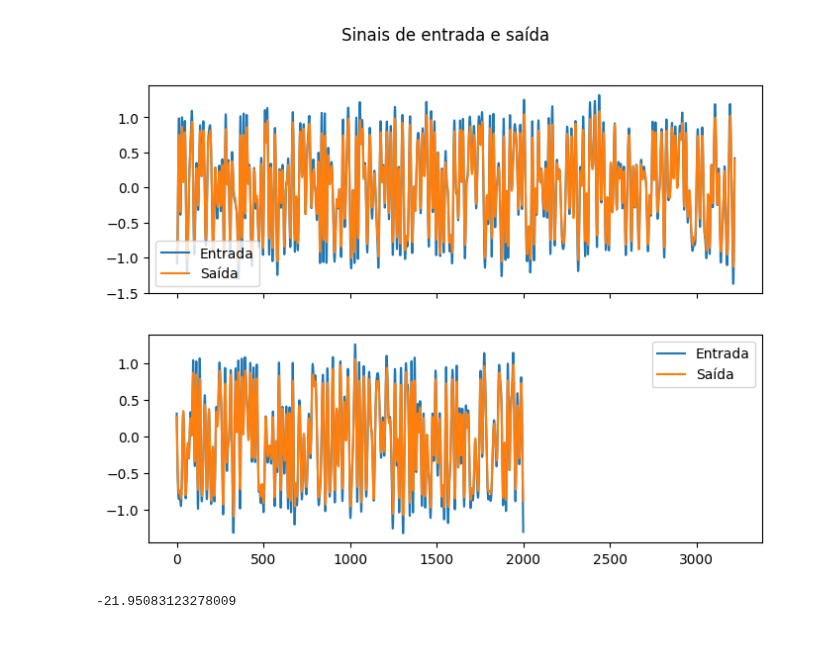
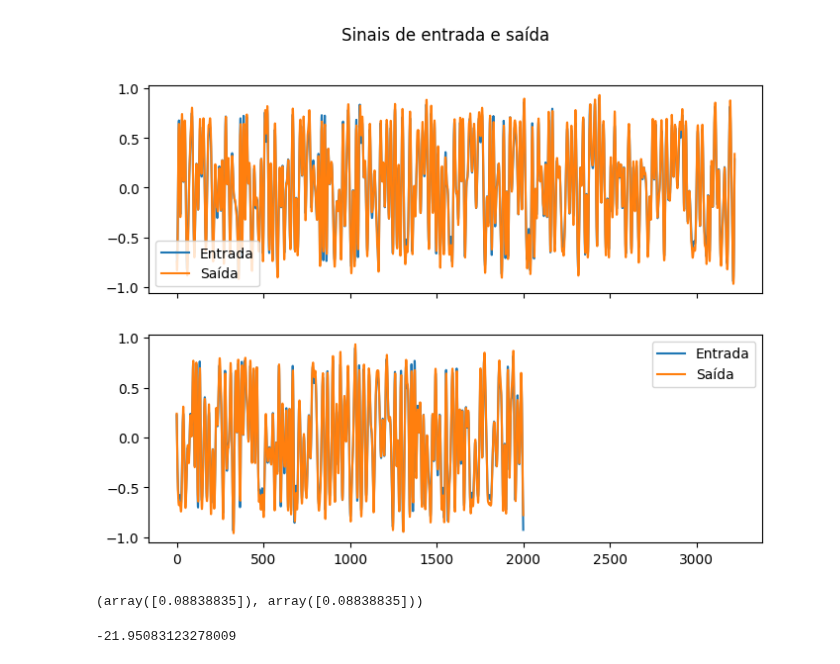
Before and after one commit to Je-Leo-AS/DPD, a Jupyter notebook: Atividade 4/MP.ipynb, the cells around one changed output. Cells and saved outputs as stored; diff of their text form; code cells hidden in the pictures.

```diff
--- a/Atividade 4/MP.ipynb
+++ b/Atividade 4/MP.ipynb
@@ -24,19 +24,19 @@ out_val = out_data_val/mod_out_data_val
 # %%
 # plotar sinais de entrada e saída
 x_ext = range(len(in_data_ext))
 x_val = range(len(in_data_val))
 
 fig, axs = plt.subplots(2, sharex=True, figsize=(8, 6))
 fig.suptitle('Sinais de entrada e saída')
-axs[0].plot(x_ext, np.real(in_data_ext), label='Entrada')
-axs[0].plot(x_ext, np.real(out_data_ext), label='Saída')
+axs[0].plot(x_ext, np.real(in_ext), label='Entrada')
+axs[0].plot(x_ext, np.real(out_ext), label='Saída')
 axs[0].legend()
-axs[1].plot(x_val, np.real(in_data_val), label='Entrada')
-axs[1].plot(x_val, np.real(out_data_val), label='Saída')
+axs[1].plot(x_val, np.real(in_val), label='Entrada')
+axs[1].plot(x_val, np.real(out_val), label='Saída')
 axs[1].legend()
 plt.show()
 # %% [output]
-[figure, old version]
+[figure, new version]
 # %%
 import scipy.io
 import numpy as np
@@ -87,3 +89,7 @@ for i in range(M, n_val):
+# %%
+max(abs(out_val)),max(abs(in_val))
+# %% [output]
+(array([0.08838835]), array([0.08838835]))
 # %%
 # Coeficientes do modelo MP
 coefficients, _, _, _ = np.linalg.lstsq(XX_ext, out_data_ext[M:], rcond=None)
```
Also changed, not shown: parts of 4 cells of this notebook, 1 other file.
